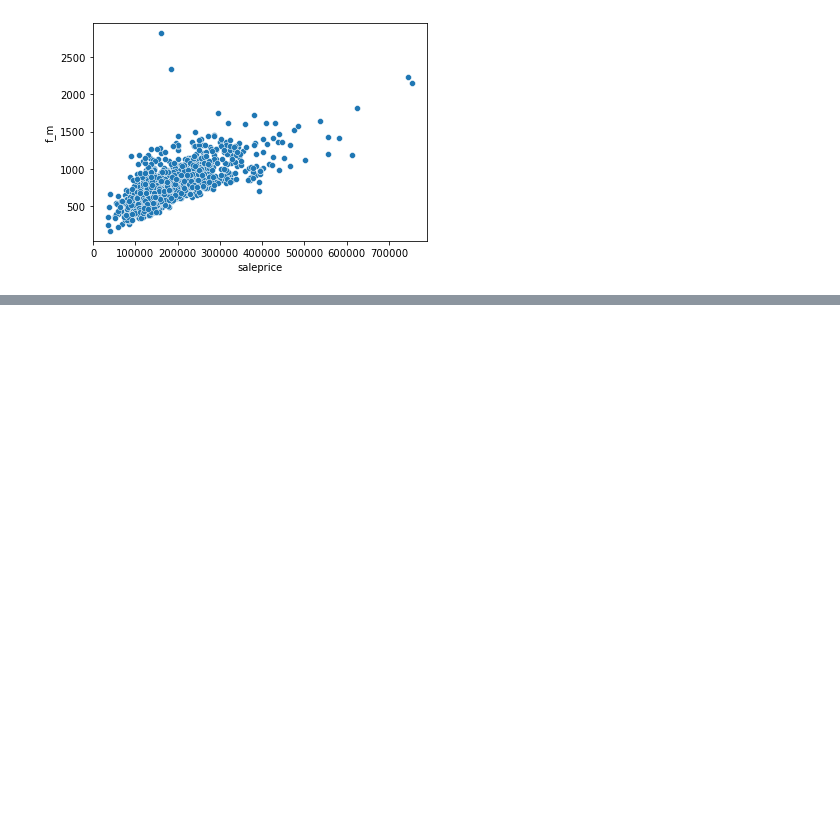
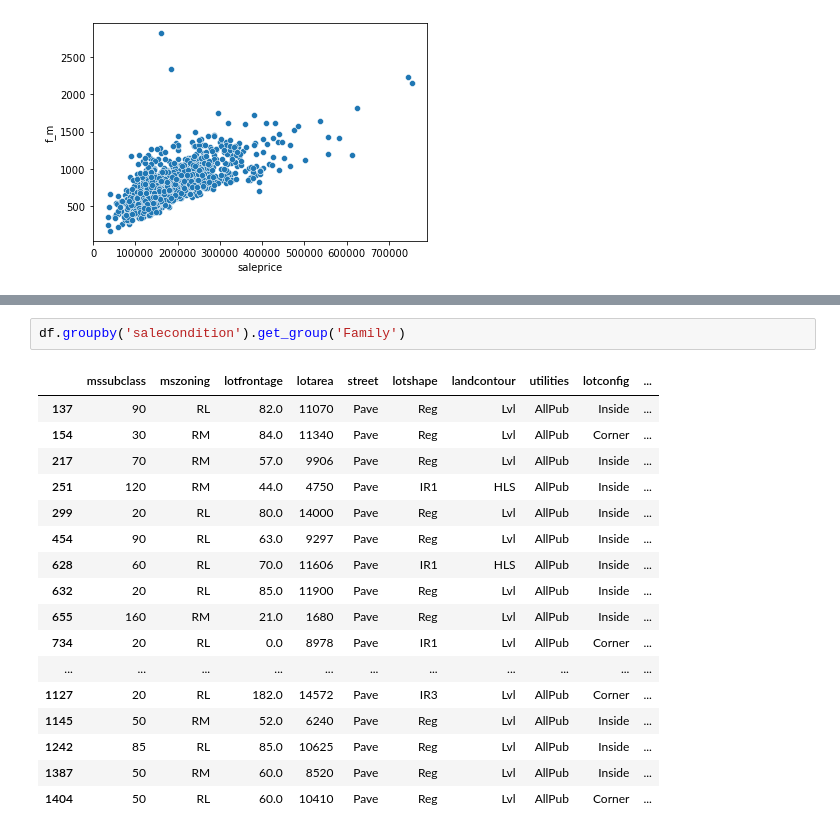
Before and after one commit to tosif91/machine_learning, a Jupyter notebook: basics/EDA_housing.ipynb, the cells around one changed output, grey strips where cells are left out. Saved outputs shown, nothing was run; the diff lists cells and outputs as text; blank space fills up the shorter version.

```diff
--- a/basics/EDA_housing.ipynb
+++ b/basics/EDA_housing.ipynb
@@ -397,0 +436,20 @@ sns
+# %%
+df.groupby('salecondition').get_group('Family')
+# %% [output]
+|  | mssubclass | mszoning | lotfrontage | lotarea | street | lotshape | landcontour | utilities | lotconfig | ... |
+| 137 | 90 | RL | 82.0 | 11070 | Pave | Reg | Lvl | AllPub | Inside | ... |
+| 154 | 30 | RM | 84.0 | 11340 | Pave | Reg | Lvl | AllPub | Corner | ... |
+| 217 | 70 | RM | 57.0 | 9906 | Pave | Reg | Lvl | AllPub | Inside | ... |
+| 251 | 120 | RM | 44.0 | 4750 | Pave | IR1 | HLS | AllPub | Inside | ... |
+| 299 | 20 | RL | 80.0 | 14000 | Pave | Reg | Lvl | AllPub | Inside | ... |
+| 454 | 90 | RL | 63.0 | 9297 | Pave | Reg | Lvl | AllPub | Inside | ... |
+| 628 | 60 | RL | 70.0 | 11606 | Pave | IR1 | HLS | AllPub | Inside | ... |
+| 632 | 20 | RL | 85.0 | 11900 | Pave | Reg | Lvl | AllPub | Inside | ... |
+| 655 | 160 | RM | 21.0 | 1680 | Pave | Reg | Lvl | AllPub | Inside | ... |
+| 734 | 20 | RL | 0.0 | 8978 | Pave | IR1 | Lvl | AllPub | Corner | ... |
+| ... | ... | ... | ... | ... | ... | ... | ... | ... | ... | ... |
+| 1127 | 20 | RL | 182.0 | 14572 | Pave | IR3 | Lvl | AllPub | Corner | ... |
+| 1145 | 50 | RM | 52.0 | 6240 | Pave | Reg | Lvl | AllPub | Inside | ... |
+| 1242 | 85 | RL | 85.0 | 10625 | Pave | Reg | Lvl | AllPub | Inside | ... |
+| 1387 | 50 | RM | 60.0 | 8520 | Pave | Reg | Lvl | AllPub | Inside | ... |
+| 1404 | 50 | RL | 60.0 | 10410 | Pave | Reg | Lvl | AllPub | Corner | ... |
```
Also changed, not shown: parts of 6 cells of this notebook.
